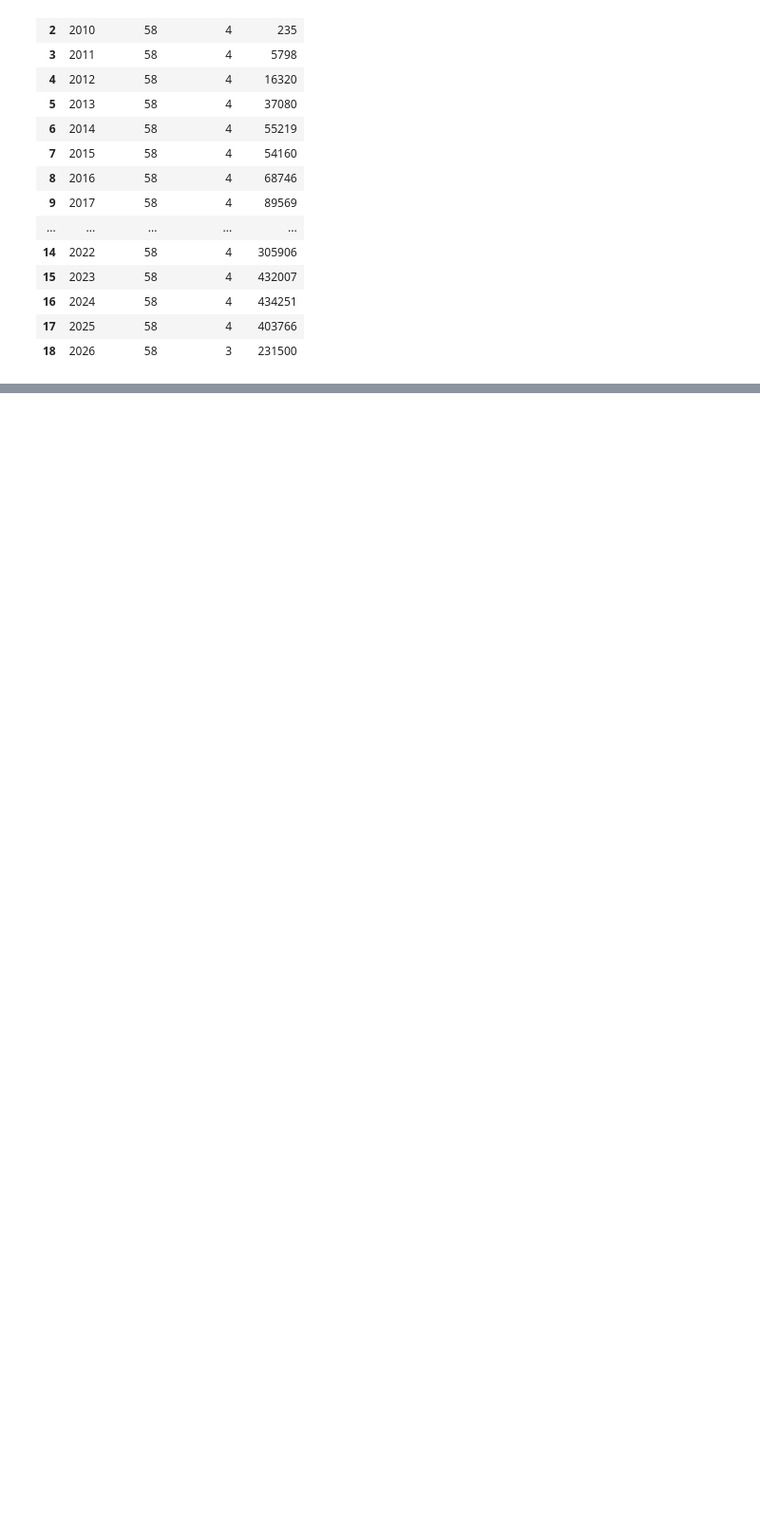
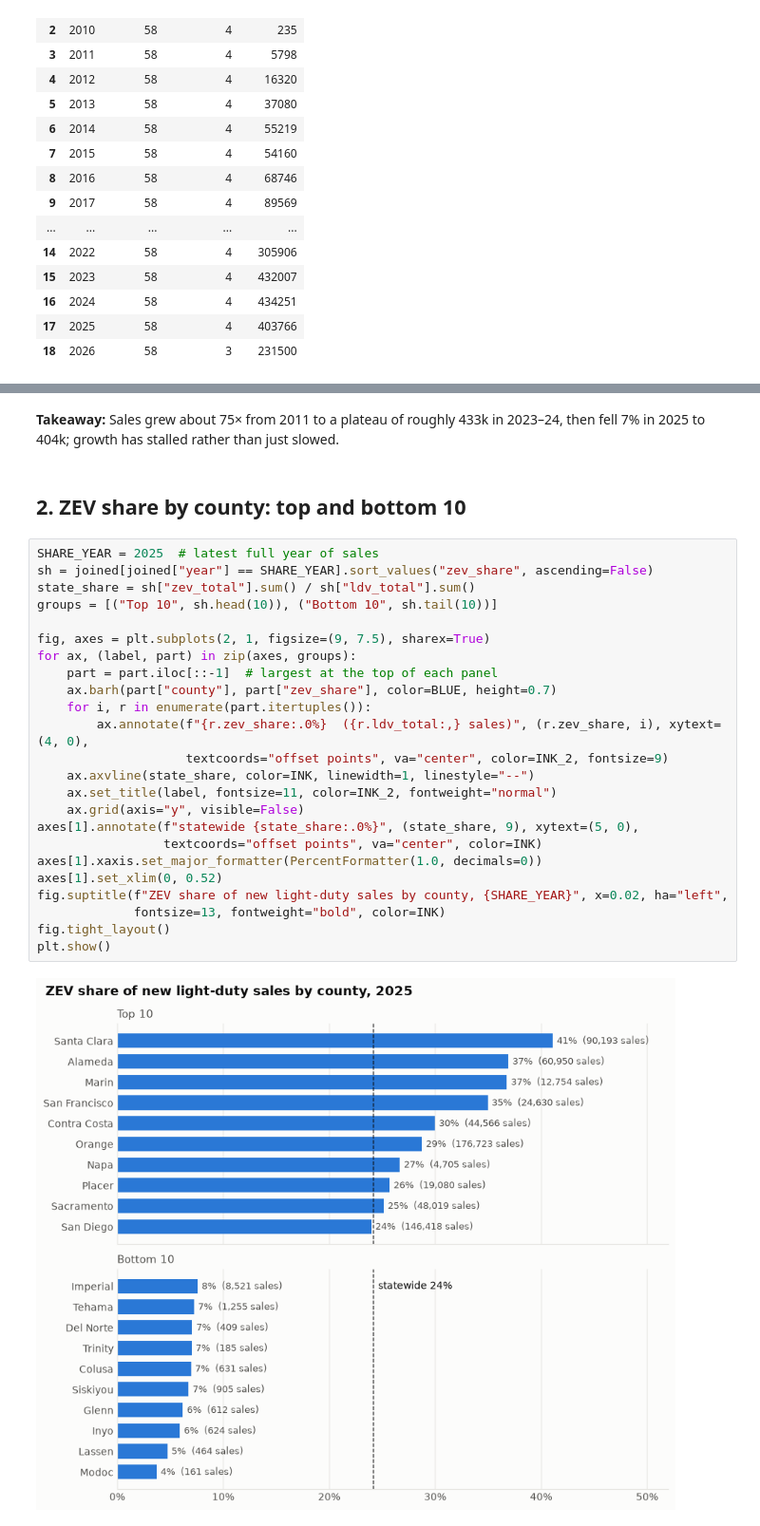
Before and after one commit to AndrewAllegretti/Ev-Adoption-Forecast, a Jupyter notebook: notebooks/01_eda.ipynb, the cells around one changed output, grey strips where cells are left out. Shown at 95% size. Drawn from its saved outputs; the diff is of its cells as text; blank space fills up the shorter version.

```diff
--- a/notebooks/01_eda.ipynb
+++ b/notebooks/01_eda.ipynb
@@ -59,0 +88,30 @@ plt.show()
+# %% [markdown]
+**Takeaway:** Sales grew about 75× from 2011 to a plateau of roughly 433k in 2023–24, then fell 7% in 2025 to 404k; growth has stalled rather than just slowed.
+# %% [markdown]
+## 2. ZEV share by county: top and bottom 10
+# %%
+SHARE_YEAR = 2025  # latest full year of sales
+sh = joined[joined["year"] == SHARE_YEAR].sort_values("zev_share", ascending=False)
+state_share = sh["zev_total"].sum() / sh["ldv_total"].sum()
+groups = [("Top 10", sh.head(10)), ("Bottom 10", sh.tail(10))]
+
+fig, axes = plt.subplots(2, 1, figsize=(9, 7.5), sharex=True)
+for ax, (label, part) in zip(axes, groups):
+    part = part.iloc[::-1]  # largest at the top of each panel
+    ax.barh(part["county"], part["zev_share"], color=BLUE, height=0.7)
+    for i, r in enumerate(part.itertuples()):
+        ax.annotate(f"{r.zev_share:.0%}  ({r.ldv_total:,} sales)", (r.zev_share, i), xytext=(4, 0),
+                    textcoords="offset points", va="center", color=INK_2, fontsize=9)
+    ax.axvline(state_share, color=INK, linewidth=1, linestyle="--")
+    ax.set_title(label, fontsize=11, color=INK_2, fontweight="normal")
+    ax.grid(axis="y", visible=False)
+axes[1].annotate(f"statewide {state_share:.0%}", (state_share, 9), xytext=(5, 0),
+                 textcoords="offset points", va="center", color=INK)
+axes[1].xaxis.set_major_formatter(PercentFormatter(1.0, decimals=0))
+axes[1].set_xlim(0, 0.52)
+fig.suptitle(f"ZEV share of new light-duty sales by county, {SHARE_YEAR}", x=0.02, ha="left",
+             fontsize=13, fontweight="bold", color=INK)
+fig.tight_layout()
+plt.show()
+# %% [output]
+[figure, added]
```
Also changed, not shown: parts of 16 cells of this notebook, 5 other files.
